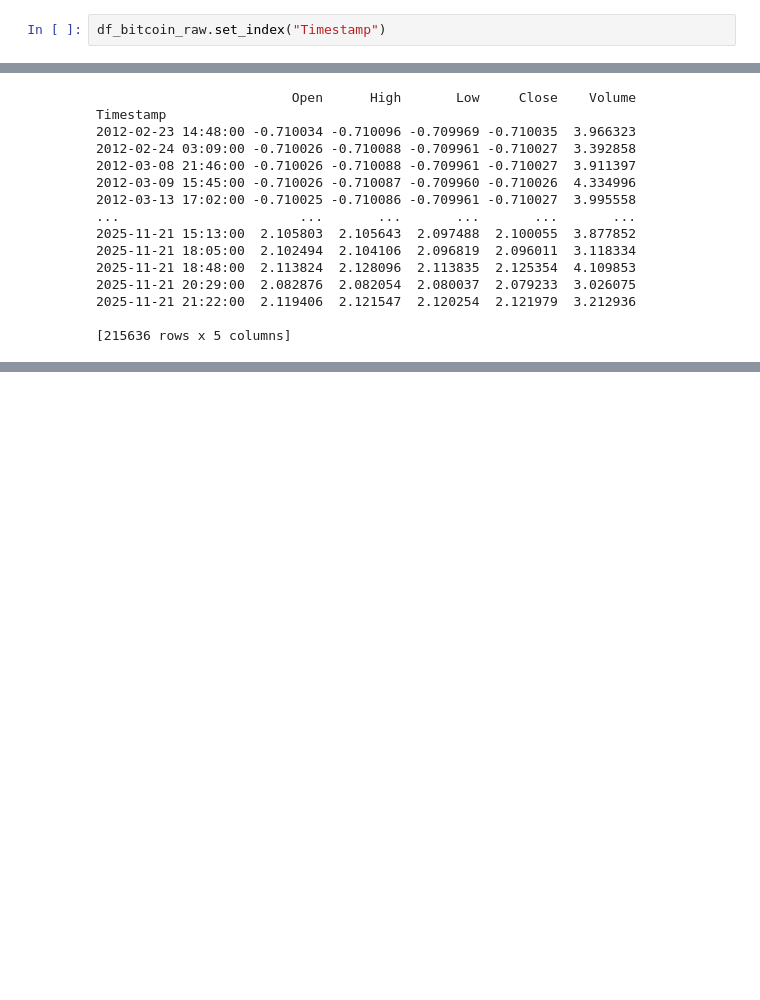
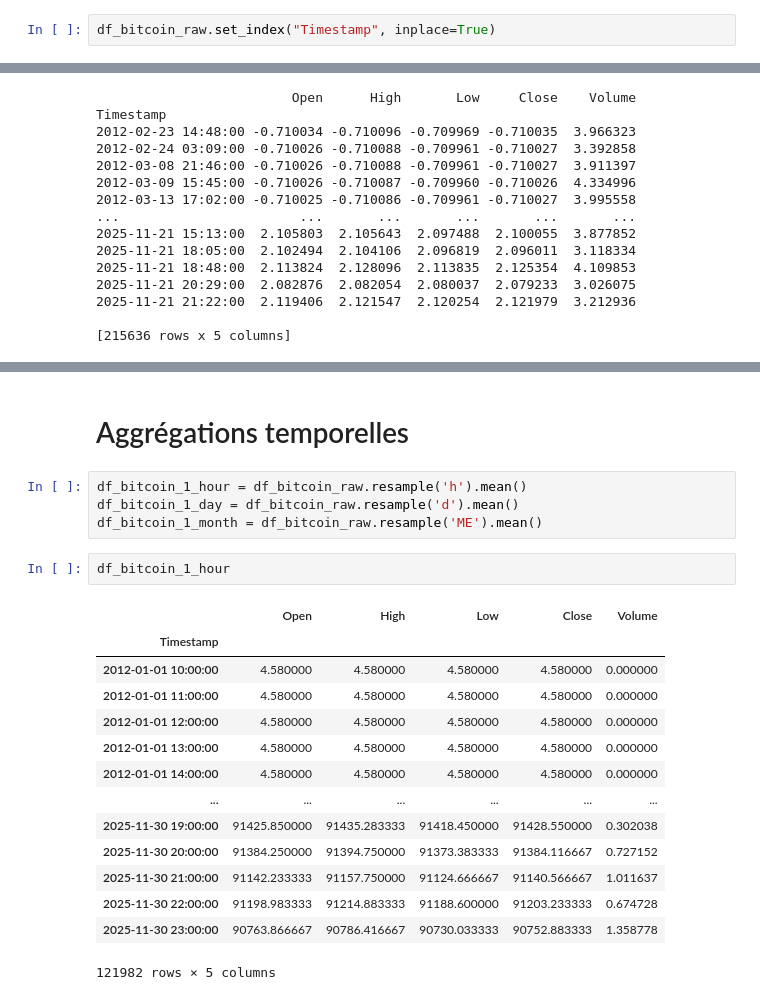
Before and after one commit to GoupilV/Analyse-du-Bitcoin---8PRO408, a Jupyter notebook: Analyse temporelle du Bitcoin.ipynb, the cells around one changed output, grey strips where cells are left out. Saved outputs shown, nothing was run; the diff lists cells and outputs as text; blank space fills up the shorter version.

Commit message:
feat: Calculs des quartiles par colonne et aggrégations temporelles (1 heure, 1 jour, 1 mois)

```diff
--- a/Analyse temporelle du Bitcoin.ipynb
+++ b/Analyse temporelle du Bitcoin.ipynb
@@ -115,4 +115,4 @@ Pas de doublons, pas de NaN, on peut procéder à la suite de l'analyse
 
 # Analyse univariée
 # %%
-df_bitcoin_raw.set_index("Timestamp")
+df_bitcoin_raw.set_index("Timestamp", inplace=True)
@@ -208,0 +216,23 @@ Timestamp
+# %% [markdown]
+# Aggrégations temporelles
+# %%
+df_bitcoin_1_hour = df_bitcoin_raw.resample('h').mean()
+df_bitcoin_1_day = df_bitcoin_raw.resample('d').mean()
+df_bitcoin_1_month = df_bitcoin_raw.resample('ME').mean()
+# %%
+df_bitcoin_1_hour
+# %% [output]
+|  | Open | High | Low | Close | Volume |
+| Timestamp |  |  |  |  |  |
+| 2012-01-01 10:00:00 | 4.580000 | 4.580000 | 4.580000 | 4.580000 | 0.000000 |
+| 2012-01-01 11:00:00 | 4.580000 | 4.580000 | 4.580000 | 4.580000 | 0.000000 |
+| 2012-01-01 12:00:00 | 4.580000 | 4.580000 | 4.580000 | 4.580000 | 0.000000 |
+| 2012-01-01 13:00:00 | 4.580000 | 4.580000 | 4.580000 | 4.580000 | 0.000000 |
+| 2012-01-01 14:00:00 | 4.580000 | 4.580000 | 4.580000 | 4.580000 | 0.000000 |
+| ... | ... | ... | ... | ... | ... |
+| 2025-11-30 19:00:00 | 91425.850000 | 91435.283333 | 91418.450000 | 91428.550000 | 0.302038 |
+| 2025-11-30 20:00:00 | 91384.250000 | 91394.750000 | 91373.383333 | 91384.116667 | 0.727152 |
+| 2025-11-30 21:00:00 | 91142.233333 | 91157.750000 | 91124.666667 | 91140.566667 | 1.011637 |
+| 2025-11-30 22:00:00 | 91198.983333 | 91214.883333 | 91188.600000 | 91203.233333 | 0.674728 |
+| 2025-11-30 23:00:00 | 90763.866667 | 90786.416667 | 90730.033333 | 90752.883333 | 1.358778 |
+121982 rows × 5 columns
```
Also changed, not shown: parts of 7 cells of this notebook.
